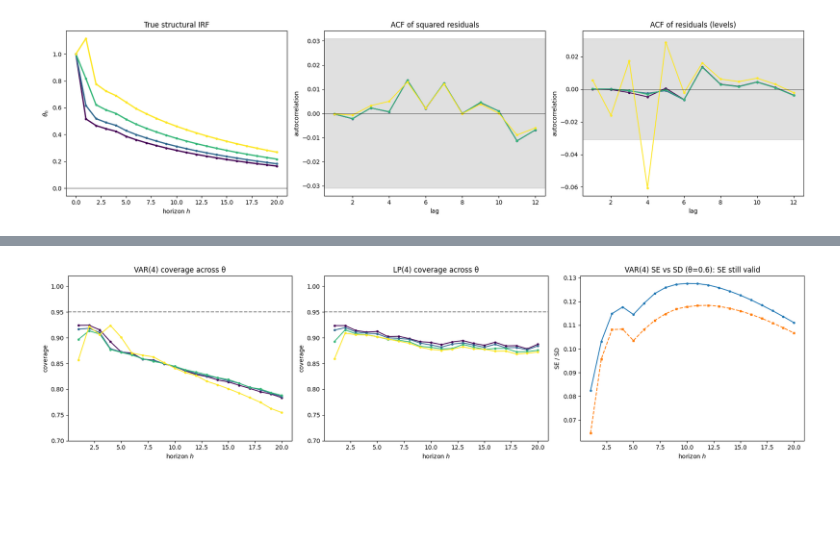
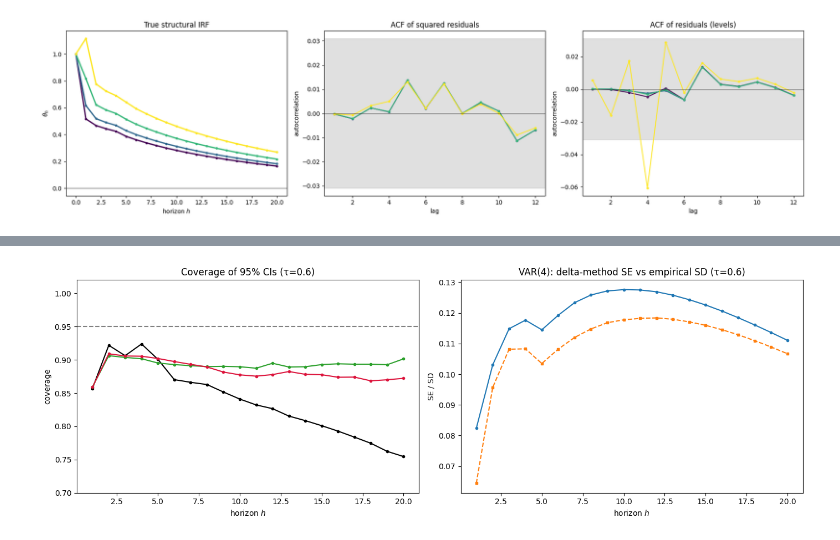
Before and after one commit to Aaron030/Monte_Carlo-LP_vs_VAR, a Jupyter notebook: experiments/Extension_Dynamic_Misspec/HIGH_Extension_Dynamic_MisSpec.ipynb, the cells around one changed output, grey strips where cells are left out. Drawn from its saved outputs; the diff is of its cells as text; code cells hidden in the pictures; blank space fills up the shorter version.

Commit message:
add new graphs

```diff
--- a/experiments/Extension_Dynamic_Misspec/HIGH_Extension_Dynamic_MisSpec.ipynb
+++ b/experiments/Extension_Dynamic_Misspec/HIGH_Extension_Dynamic_MisSpec.ipynb
@@ -212,12 +212,12 @@ def metrics(stack, truth):
                 mcse_bias=np.sqrt(var / B), B=B)
 
 
-TH_SHOW, Tval = 0.6, T_SHOW                          # strongest misspecification cell
-truth = truth_byTheta[TH_SHOW]
+TAU_SHOW, Tval = 0.6, T_SHOW                          # strongest misspecification cell
+truth = truth_byTau[TAU_SHOW]
 sel = ["LP(4)", "VAR(2)", "VAR(4)", "VAR(8)", "VAR(16)", "VAR(23)"]
 colm = {"LP(4)": "crimson", "VAR(2)": "tab:blue", "VAR(4)": "black",
         "VAR(8)": "tab:green", "VAR(16)": "darkgreen", "VAR(23)": "tab:purple"}
-m = {nm: metrics(results[(TH_SHOW, Tval)]["irfs"][nm], truth) for nm in sel}
+m = {nm: metrics(results[(TAU_SHOW, Tval)]["irfs"][nm], truth) for nm in sel}
 
 fig, ax = plt.subplots(2, 2, figsize=(13, 8))
 for nm in sel:
@@ -233,10 +233,10 @@ ax[0, 0].set_title("Bias")
 ax[0, 1].set_title("Variance"); ax[1, 0].set_title("MSE"); ax[1, 1].set_title("RMSE")
 for a in ax.ravel():
     a.set_xlabel("horizon $h$")
-# fig.suptitle(f"Point metrics under misspecification, θ={TH_SHOW}, T={Tval}, B={N_REPS}, ρ={RHO} ({Scenario})",
+# fig.suptitle(f"Point metrics under misspecification, τ={TAU_SHOW}, T={Tval}, B={N_REPS}, ρ={RHO} ({Scenario})",
 #             fontweight="bold")
 fig.tight_layout()
-plt.savefig(f"../../figures/Dynamic_MisSpec/DYN_MISSPEC_POINT_ESTIMATION_rho={RHO}_T={T_SHOW}_B=5000_theta={TH_SHOW}.png")
+plt.savefig(f"../../figures/Dynamic_MisSpec/DYN_MISSPEC_POINT_ESTIMATION_rho={RHO}_T={T_SHOW}_B=5000_tau={TAU_SHOW}.png")
 plt.show()
 
 # compact table: bias and RMSE at selected horizons
@@ -245,7 +245,7 @@ rows = {nm: {(f"h={h}", k): m[nm][{"bias": "bias", "RMSE": "rmse"}[k]][h]
              for h in report for k in ("bias", "RMSE")} for nm in sel}
 tab = pd.DataFrame(rows).T
 tab.columns = pd.MultiIndex.from_tuples(tab.columns)
-print(f"θ={TH_SHOW}, T={Tval}, B={N_REPS}   |   typical MCSE(bias) ~ "
+print(f"τ={TAU_SHOW}, T={Tval}, B={N_REPS}   |   typical MCSE(bias) ~ "
       f"{np.mean([m['VAR(4)']['mcse_bias'][h] for h in report]):.4f}")
 display(tab.round(4))
 # %% [output]
@@ -271,66 +271,59 @@ A variance-only CI ignores bias, so under misspecification it can only *miss* th
 # %%
 from joblib import Parallel, delayed
 from tqdm import tqdm
-from mcsim.dgp import var_ma_matrices
-from mcsim.estimators import fit_var_ols
 from mcsim.coverage import var_theta_se, lp_theta_se
 
 T_COV = T_SHOW         # one sample-size cell (Ch. 3 would sweep T as in section 2)
 N_COV = 5000           # replications for the coverage MC
 Z = 1.96               # normal critical value for a nominal 95% two-sided CI
-EST_COV = ["VAR(4)", "LP(4)"]   # headline pair: misspecified equal-lag VAR vs robust LP
+TAU_COV = 0.6          # fixed at the strongest misspecification (matches the point-estimation panel)
+EST_COV = ["VAR(4)", "VAR(23)", "LP(4)"]   # same estimator set as the baseline coverage figure
+
 
 def _coverage_rep(seed, spec):
     """One replication: simulate from the VARMA spec, return {estimator: (theta_hat, se)}."""
     rng = np.random.default_rng(seed)
     y = simulate_varma(spec, T_COV, rng)
     with np.errstate(divide="ignore", over="ignore", invalid="ignore"):
-        return {"VAR(4)": var_theta_se(y, 4, H),
-                "LP(4)":  lp_theta_se(y, 4, H)}
+        return {"VAR(4)":  var_theta_se(y, 4, H),
+                "VAR(23)": var_theta_se(y, 23, H),
+                "LP(4)":   lp_theta_se(y, 4, H)}
 
 
-coverage = {}          # theta -> {estimator: coverage_h}
-val = {}               # SE-vs-SD validation at the strongest theta
-for th in THETAS:
-    tr = truth_byTheta[th]
-    # Independent, reproducible RNG stream per replication (parallel-safe), as in mcsim.run.
-    seeds = np.random.SeedSequence(SEED).spawn(N_COV)
-    reps = Parallel(n_jobs=-1)(delayed(_coverage_rep)(s, DGPS[th])
-                               for s in tqdm(seeds, desc=f"coverage MC θ={th}"))
-    theta_s = {nm: np.array([r[nm][0] for r in reps]) for nm in EST_COV}
-    se_s = {nm: np.array([r[nm][1] for r in reps]) for nm in EST_COV}
-    # Coverage_h = fraction of CIs [theta_hat +/- Z*se] that contain the TRUE theta_h.
-    coverage[th] = {nm: np.nanmean((theta_s[nm] - Z * se_s[nm] <= tr) &
-                                   (tr <= theta_s[nm] + Z * se_s[nm]), axis=0) for nm in EST_COV}
-    if th == 0.6:      # validation: delta-method SE should still match the empirical SD
-        val = dict(emp=np.nanstd(theta_s["VAR(4)"], axis=0, ddof=1),
-                   se=np.nanmean(se_s["VAR(4)"], axis=0))
-        val_lp = dict(emp=np.nanstd(theta_s["LP(4)"], axis=0, ddof=1),
-                      se=np.nanmean(se_s["LP(4)"], axis=0))
+truth = truth_byTau[TAU_COV]                              # estimand at the fixed misspecification
+# Independent, reproducible RNG stream per replication (parallel-safe), as in mcsim.run.
+seeds = np.random.SeedSequence(SEED).spawn(N_COV)
+reps = Parallel(n_jobs=-1)(delayed(_coverage_rep)(s, DGPS[TAU_COV])
+                           for s in tqdm(seeds, desc=f"coverage MC τ={TAU_COV}"))
+theta_s = {nm: np.array([r[nm][0] for r in reps]) for nm in EST_COV}
+se_s = {nm: np.array([r[nm][1] for r in reps]) for nm in EST_COV}
 
-# --- coverage per estimator (one curve per theta) + SE validation ----------------
-_ylo = float(max(0.0, np.floor((min(np.nanmin(coverage[th][nm][1:]) for th in THETAS for nm in EST_COV) - 0.02) * 20) / 20))
-fig, axes = plt.subplots(1, 3, figsize=(18, 4.8))
-for ax, nm in zip(axes[:2], EST_COV):
-    for th in THETAS:
-        lab = "θ=0" if th == 0 else f"θ={th}"
-        ax.plot(hgrid[1:], coverage[th][nm][1:], "o-", ms=3, color=cth[th], label=lab)
-    ax.axhline(0.95, color="gray", ls="--", label="nominal 0.95")
-    ax.set_ylim(_ylo, 1.02); ax.set_xlabel("horizon $h$"); ax.set_ylabel("coverage")
-    ax.set_title(f"{nm} coverage across θ")
+# Coverage_h = fraction of CIs [theta_hat +/- Z*se] that contain the TRUE theta_h.
+coverage = {nm: np.nanmean((theta_s[nm] - Z * se_s[nm] <= truth) &
+                           (truth <= theta_s[nm] + Z * se_s[nm]), axis=0) for nm in EST_COV}
 
-axv = axes[2]
-axv.plot(hgrid[1:], val["emp"][1:], "o-", ms=3, label="empirical SD of $\\hat\\theta_h$")
-axv.plot(hgrid[1:], val["se"][1:], "s--", ms=3, label="mean delta-method SE")
+# --- Validation: VAR(4) delta-method SE should match the empirical sampling SD ----
+val_emp = np.nanstd(theta_s["VAR(4)"], axis=0, ddof=1)
+val_se = np.nanmean(se_s["VAR(4)"], axis=0)
+
+fig, (axc, axv) = plt.subplots(1, 2, figsize=(14, 4.8))
+cc = {"VAR(4)": "black", "VAR(23)": "tab:green", "LP(4)": "crimson"}
+_ylo = float(max(0.0, np.floor((min(np.nanmin(coverage[nm][1:]) for nm in EST_COV) - 0.02) * 20) / 20))
+for nm in EST_COV:
+    axc.plot(hgrid[1:], coverage[nm][1:], "o-", ms=3, color=cc[nm], label=nm)
+axc.axhline(0.95, color="gray", ls="--", label="nominal 0.95")
+axc.set_ylim(_ylo, 1.02); axc.set_xlabel("horizon $h$"); axc.set_ylabel("coverage")
+axc.set_title(f"Coverage of 95% CIs (τ={TAU_COV})")
+
+axv.plot(hgrid[1:], val_emp[1:], "o-", ms=3, label="empirical SD of $\\hat\\theta_h$")
+axv.plot(hgrid[1:], val_se[1:], "s--", ms=3, label="mean delta-method SE")
 axv.set_xlabel("horizon $h$"); axv.set_ylabel("SE / SD")
-axv.set_title("VAR(4) SE vs SD (θ=0.6): SE still valid")
-# fig.suptitle(f"Coverage of 95% CIs under misspecification, T={T_COV}, B={N_COV}, ρ={RHO} ({Scenario})", fontweight="bold")
+axv.set_title(f"VAR(4): delta-method SE vs empirical SD (τ={TAU_COV})")
 fig.tight_layout()
 plt.savefig(f"../../figures/Dynamic_MisSpec/DYN_MISSPEC_COVERAGE_rho={RHO}_T{T_SHOW}_B=5000.png")
 plt.show()
 
-print(f"horizon-averaged coverage (h=1..{H}):")
-for nm in EST_COV:
-    print(f"  {nm:>7}: " + "   ".join(f"θ={th}:{np.nanmean(coverage[th][nm][1:]):.3f}" for th in THETAS))
+print(f"horizon-averaged coverage (h=1..{H}, τ={TAU_COV}):  " +
+      "   ".join(f"{nm}={np.nanmean(coverage[nm][1:]):.3f}" for nm in EST_COV))
 # %% [output]
-[figure, old version]
+[figure, new version]
```
Also changed, not shown: parts of 12 cells of this notebook, 18 other files.
